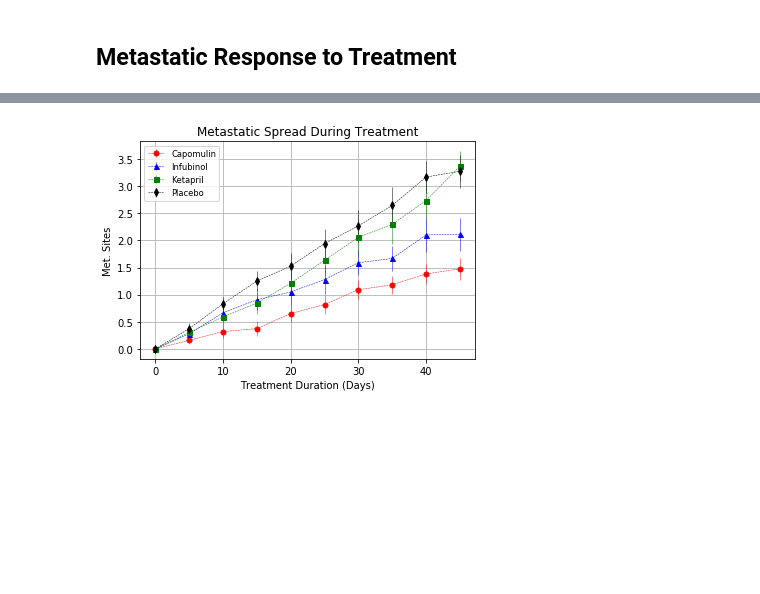
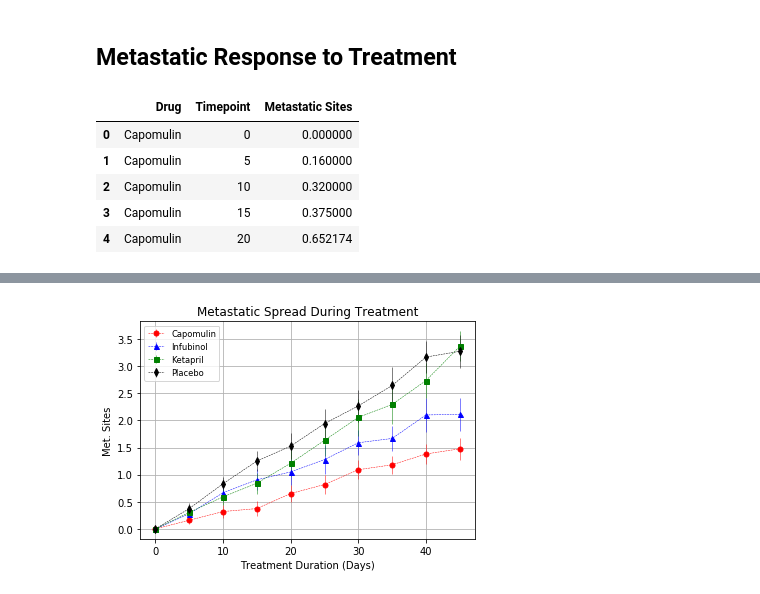
Before and after one commit to JosefinaAureaAmaro/02_Python_Matplotlib, a Jupyter notebook: Pymaceuticals_pymaceuticals_starter.ipynb, the cells around one changed output, grey strips where cells are left out. Cells and saved outputs as stored; diff of their text form; code cells hidden in the pictures; blank space fills up the shorter version.

```diff
--- a/Pymaceuticals_pymaceuticals_starter.ipynb
+++ b/Pymaceuticals_pymaceuticals_starter.ipynb
@@ -124,7 +124,15 @@ plt.show()
 ## Metastatic Response to Treatment
 # %%
 # Store the Mean Met. Site Data Grouped by Drug and Timepoint
-
+mean_met_site_data = df.groupby(['Drug','Timepoint']).agg({'Metastatic Sites': 'mean'}).reset_index()
 # Convert to DataFrame
-
+mean_met_site_data_df = pd.DataFrame(mean_met_site_data)
 # Preview DataFrame
+mean_met_site_data_df.head()
+# %% [output]
+|  | Drug | Timepoint | Metastatic Sites |
+| 0 | Capomulin | 0 | 0.000000 |
+| 1 | Capomulin | 5 | 0.160000 |
+| 2 | Capomulin | 10 | 0.320000 |
+| 3 | Capomulin | 15 | 0.375000 |
+| 4 | Capomulin | 20 | 0.652174 |
```
Also changed, not shown: parts of 9 cells of this notebook.
